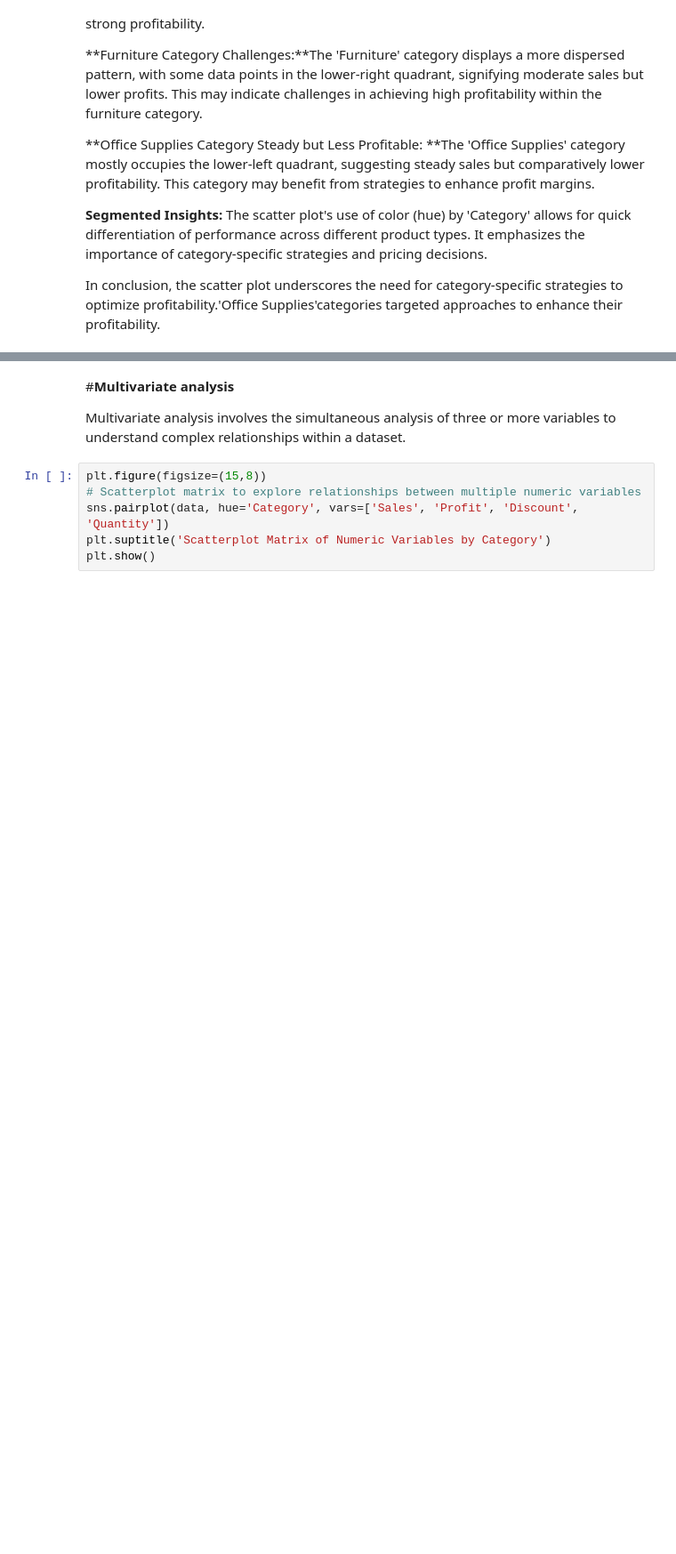
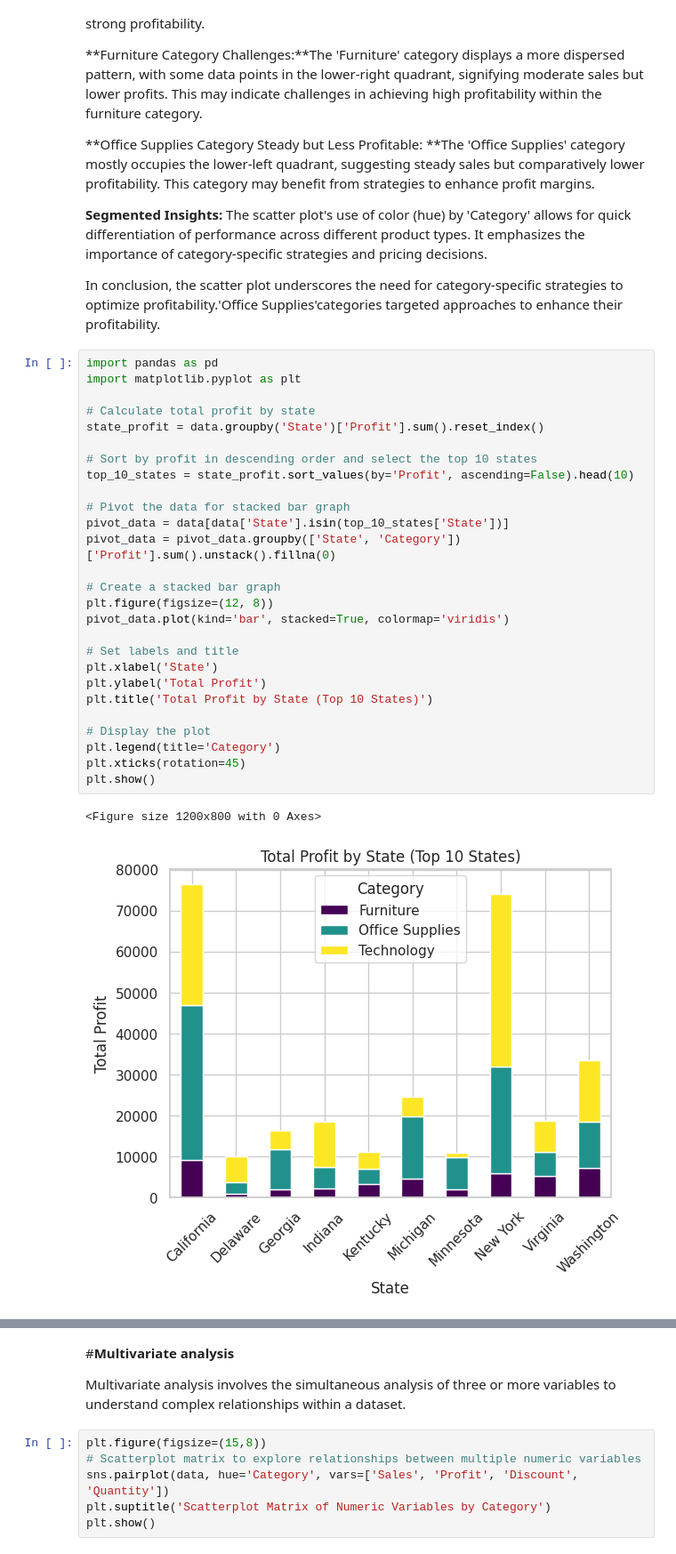
Before and after one commit to aditi-saste/superstrore_database, a Jupyter notebook: Untitled23.ipynb, the cells around one changed output, grey strips where cells are left out. Shown at 89% size. Saved outputs shown, nothing was run; the diff lists cells and outputs as text; blank space fills up the shorter version.

```diff
--- a/Untitled23.ipynb
+++ b/Untitled23.ipynb
@@ -572,3 +601,33 @@ plt.show()
 **Segmented Insights:** The scatter plot's use of color (hue) by 'Category' allows for quick differentiation of performance across different product types. It emphasizes the importance of category-specific strategies and pricing decisions.
 
 In conclusion, the scatter plot underscores the need for category-specific strategies to optimize profitability.'Office Supplies'categories targeted approaches to enhance their profitability.
+# %%
+import pandas as pd
+import matplotlib.pyplot as plt
+
+# Calculate total profit by state
+state_profit = data.groupby('State')['Profit'].sum().reset_index()
+
+# Sort by profit in descending order and select the top 10 states
+top_10_states = state_profit.sort_values(by='Profit', ascending=False).head(10)
+
+# Pivot the data for stacked bar graph
+pivot_data = data[data['State'].isin(top_10_states['State'])]
+pivot_data = pivot_data.groupby(['State', 'Category'])['Profit'].sum().unstack().fillna(0)
+
+# Create a stacked bar graph
+plt.figure(figsize=(12, 8))
+pivot_data.plot(kind='bar', stacked=True, colormap='viridis')
+
+# Set labels and title
+plt.xlabel('State')
+plt.ylabel('Total Profit')
+plt.title('Total Profit by State (Top 10 States)')
+
+# Display the plot
+plt.legend(title='Category')
+plt.xticks(rotation=45)
+plt.show()
+# %% [output]
+<Figure size 1200x800 with 0 Axes>
+[figure, added]
```
Also changed, not shown: parts of 12 cells of this notebook.
